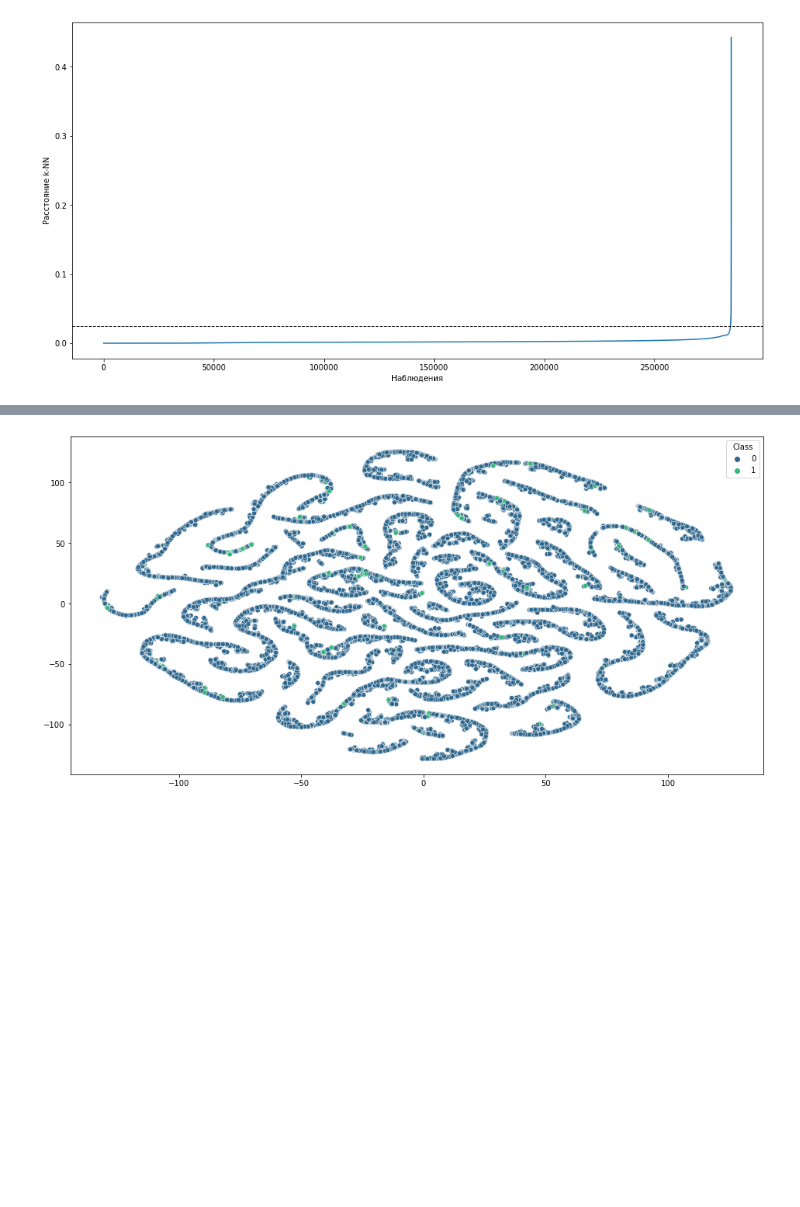
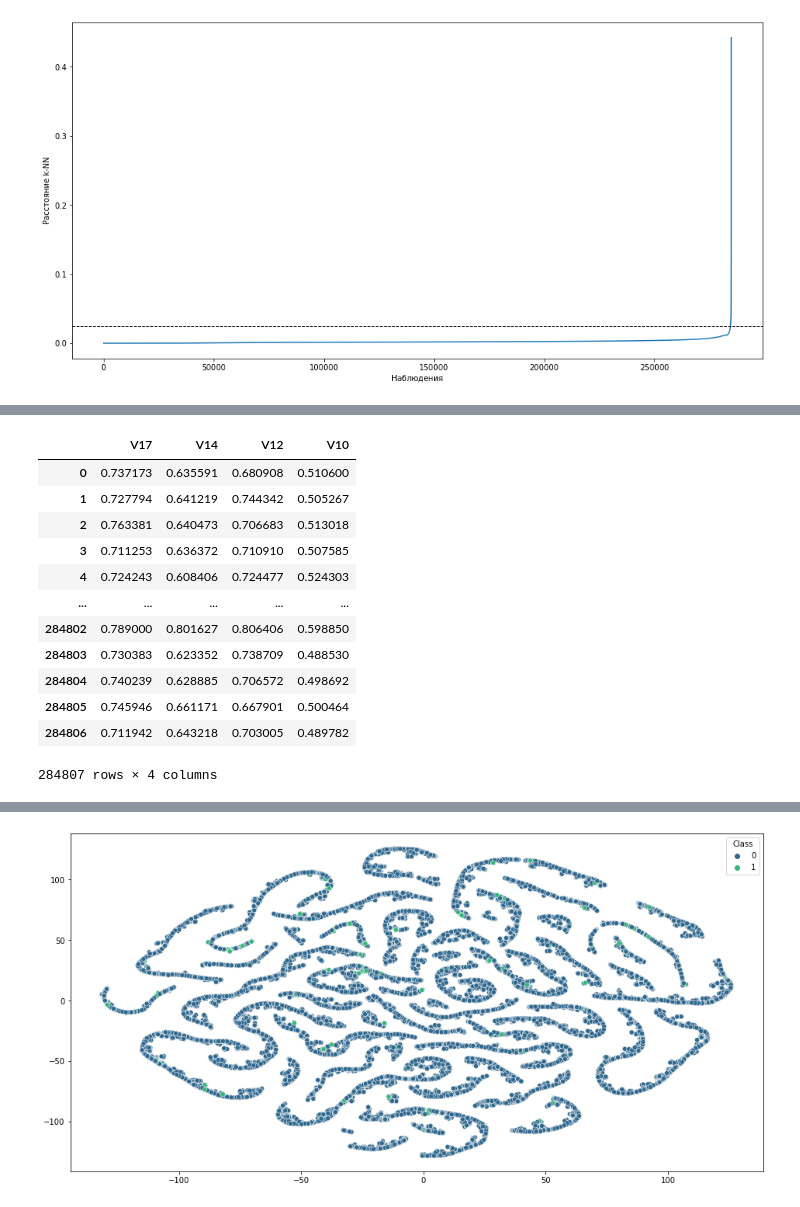
Before and after one commit to rpurei/otus, a Jupyter notebook: prof-hw3/ml_prof_hw03.ipynb, the cells around one changed output, grey strips where cells are left out. Saved outputs shown, nothing was run; the diff lists cells and outputs as text; code cells hidden in the pictures; blank space fills up the shorter version.

```diff
--- a/prof-hw3/ml_prof_hw03.ipynb
+++ b/prof-hw3/ml_prof_hw03.ipynb
@@ -406 +402,17 @@ print(score_parameters)
+# %%
+df_normalized
+# %% [output]
+|  | V17 | V14 | V12 | V10 |
+| 0 | 0.737173 | 0.635591 | 0.680908 | 0.510600 |
+| 1 | 0.727794 | 0.641219 | 0.744342 | 0.505267 |
+| 2 | 0.763381 | 0.640473 | 0.706683 | 0.513018 |
+| 3 | 0.711253 | 0.636372 | 0.710910 | 0.507585 |
+| 4 | 0.724243 | 0.608406 | 0.724477 | 0.524303 |
+| ... | ... | ... | ... | ... |
+| 284802 | 0.789000 | 0.801627 | 0.806406 | 0.598850 |
+| 284803 | 0.730383 | 0.623352 | 0.738709 | 0.488530 |
+| 284804 | 0.740239 | 0.628885 | 0.706572 | 0.498692 |
+| 284805 | 0.745946 | 0.661171 | 0.667901 | 0.500464 |
+| 284806 | 0.711942 | 0.643218 | 0.703005 | 0.489782 |
+284807 rows × 4 columns
 # %%
```
Also changed, not shown: parts of 9 cells of this notebook.
